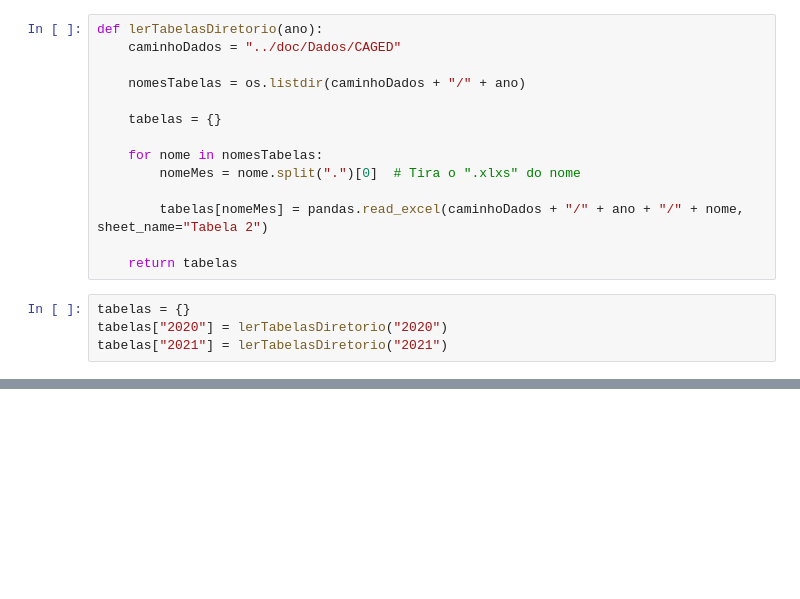
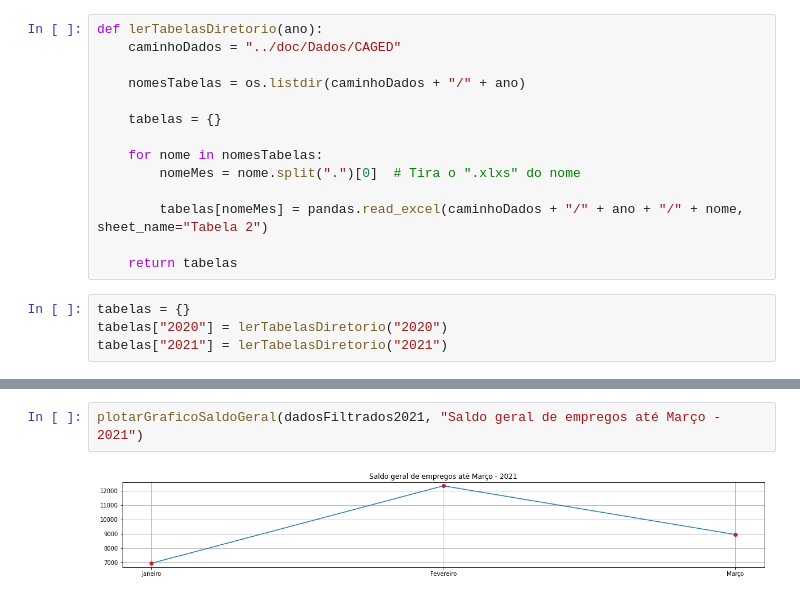
Before and after one commit to Syank/EstruturasDeDados-CAGED, a Jupyter notebook: src/CAGED.ipynb, the cells around one changed output, grey strips where cells are left out. Cells and saved outputs as stored; diff of their text form; blank space fills up the shorter version.

```diff
--- a/src/CAGED.ipynb
+++ b/src/CAGED.ipynb
@@ -58,0 +92,4 @@ Text(0.5, 1.0, 'Saldo de empregos - Janeiro/2020 - Brasil')
+# %%
+plotarGraficoSaldoGeral(dadosFiltrados2021, "Saldo geral de empregos até Março - 2021")
+# %% [output]
+[figure, added]
```
Also changed, not shown: parts of 8 cells of this notebook.
